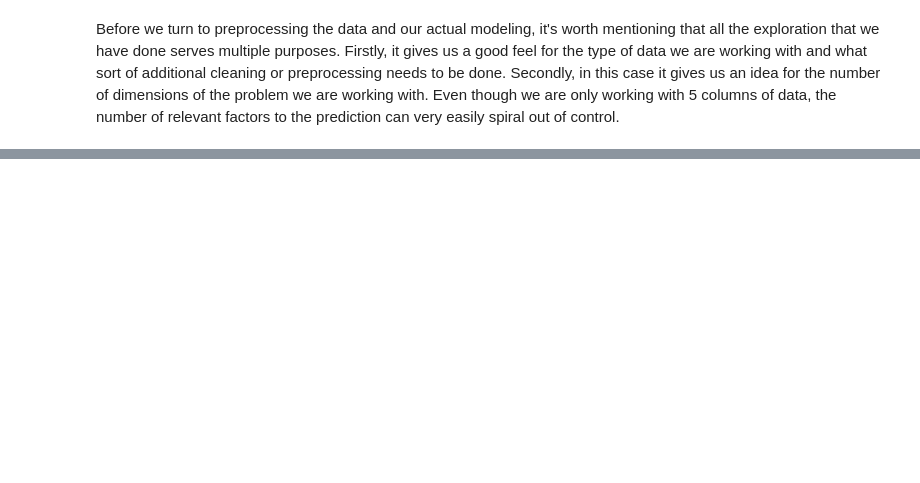
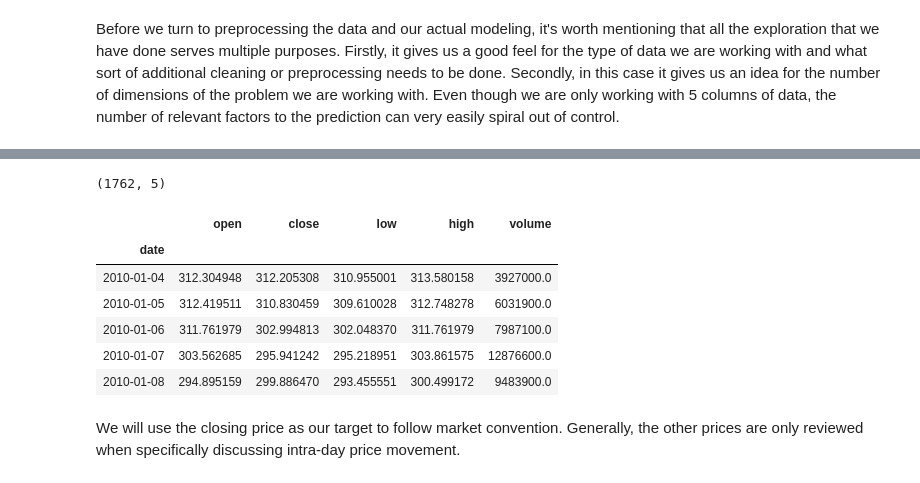
Before and after one commit to MissAle17/NYSE_Price_Prediction, a Jupyter notebook: Price_Prediction/Using Price as predictor.ipynb, the cells around one changed output, grey strips where cells are left out. Cells and saved outputs as stored; diff of their text form; code cells hidden in the pictures; blank space fills up the shorter version.

```diff
--- a/Price_Prediction/Using Price as predictor.ipynb
+++ b/Price_Prediction/Using Price as predictor.ipynb
@@ -362,0 +385,18 @@ Before we turn to preprocessing the data and our actual modeling, it's worth men
+# %%
+#dropping the symbol column as it contains only google's ticker now and once again checking the df
+#google_df.symbol.unique()
+google = google_df.drop(columns=['symbol'])
+
+print(google.shape)
+google.head()
+# %% [output]
+(1762, 5)
+|  | open | close | low | high | volume |
+| date |  |  |  |  |  |
+| 2010-01-04 | 312.304948 | 312.205308 | 310.955001 | 313.580158 | 3927000.0 |
+| 2010-01-05 | 312.419511 | 310.830459 | 309.610028 | 312.748278 | 6031900.0 |
+| 2010-01-06 | 311.761979 | 302.994813 | 302.048370 | 311.761979 | 7987100.0 |
+| 2010-01-07 | 303.562685 | 295.941242 | 295.218951 | 303.861575 | 12876600.0 |
+| 2010-01-08 | 294.895159 | 299.886470 | 293.455551 | 300.499172 | 9483900.0 |
+# %% [markdown]
+We will use the closing price as our target to follow market convention.  Generally, the other prices are only reviewed when specifically discussing intra-day price movement.
```
Also changed, not shown: parts of 7 cells of this notebook, 1 other file.
